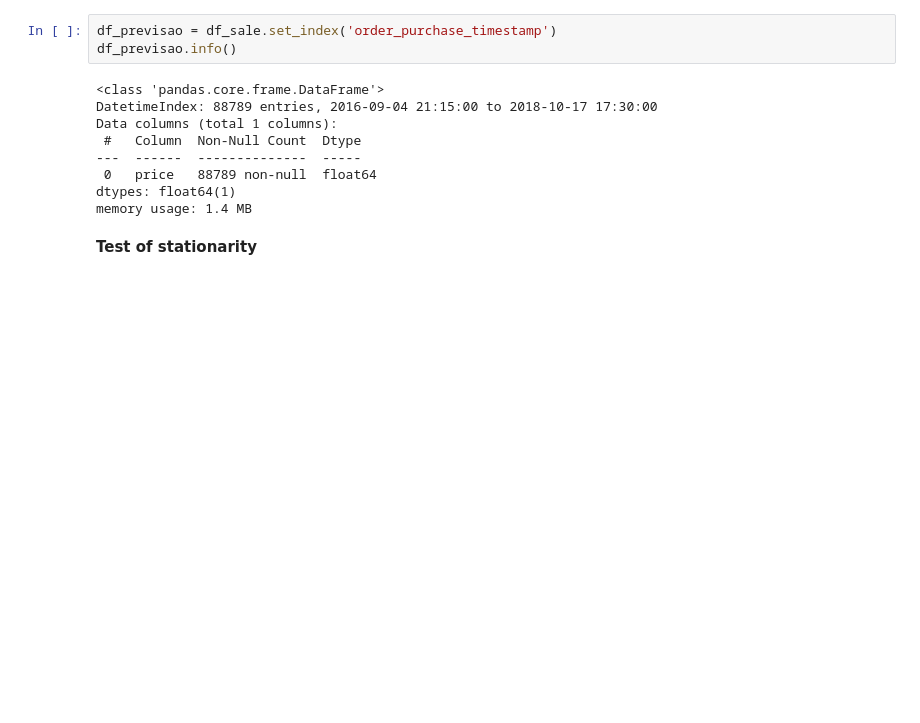
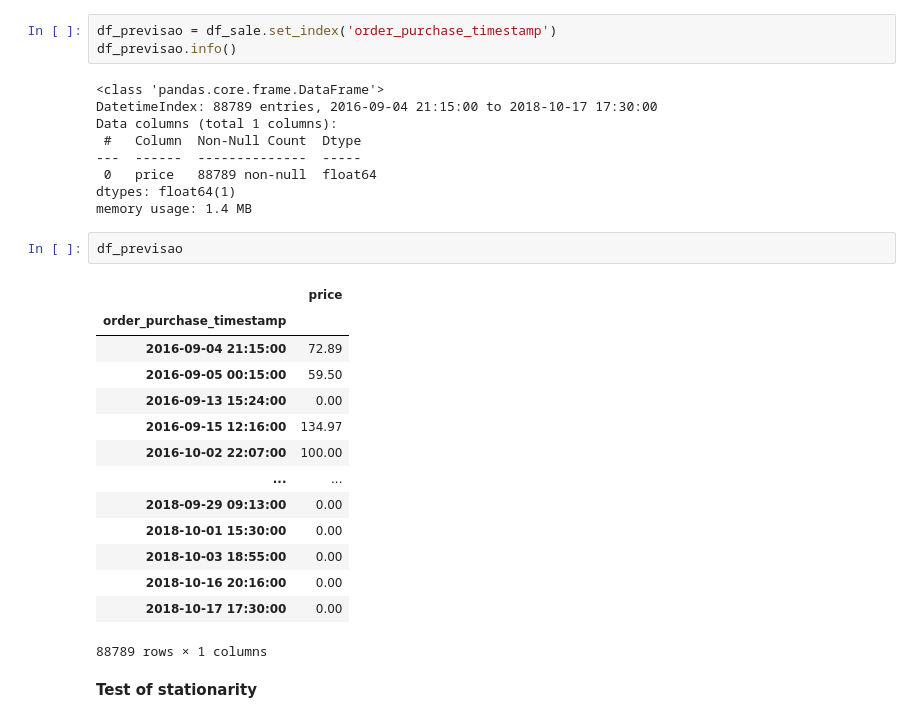
Before and after one commit to matusalemcassim/stack-labs, a Jupyter notebook: OLIST - SALES FORECAST - SARIMAX.ipynb, the cells around one changed output. Saved outputs shown, nothing was run; the diff lists cells and outputs as text; blank space fills up the shorter version.

```diff
--- a/OLIST - SALES FORECAST - SARIMAX.ipynb
+++ b/OLIST - SALES FORECAST - SARIMAX.ipynb
@@ -373,6 +373,23 @@ Data columns (total 1 columns):
  0   price   88789 non-null  float64
 dtypes: float64(1)
 memory usage: 1.4 MB
+# %%
+df_previsao
+# %% [output]
+|  | price |
+| order_purchase_timestamp |  |
+| 2016-09-04 21:15:00 | 72.89 |
+| 2016-09-05 00:15:00 | 59.50 |
+| 2016-09-13 15:24:00 | 0.00 |
+| 2016-09-15 12:16:00 | 134.97 |
+| 2016-10-02 22:07:00 | 100.00 |
+| ... | ... |
+| 2018-09-29 09:13:00 | 0.00 |
+| 2018-10-01 15:30:00 | 0.00 |
+| 2018-10-03 18:55:00 | 0.00 |
+| 2018-10-16 20:16:00 | 0.00 |
+| 2018-10-17 17:30:00 | 0.00 |
+88789 rows × 1 columns
 # %% [markdown]
 **Test of stationarity**
 # %%
```
Also changed, not shown: parts of 4 cells of this notebook, 6 other files.
